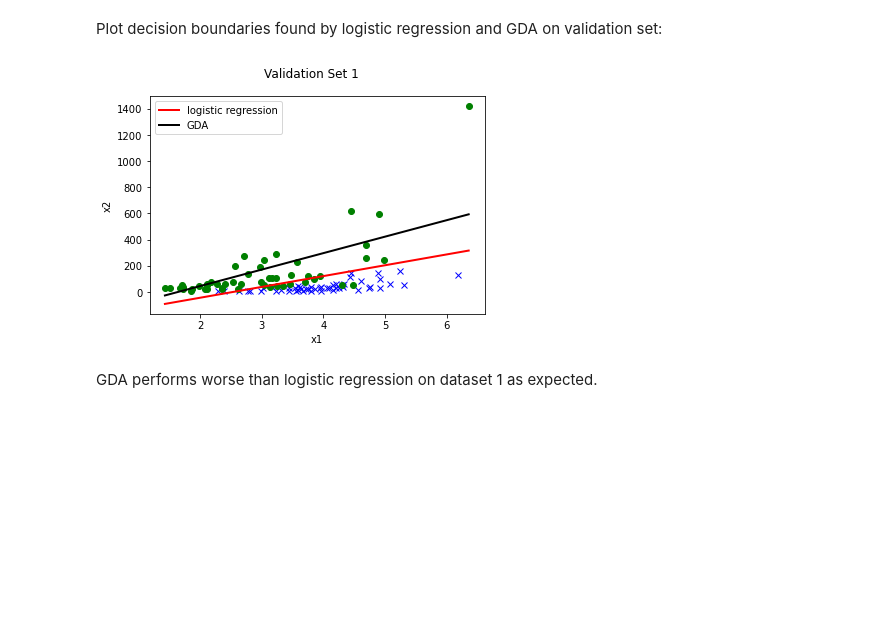
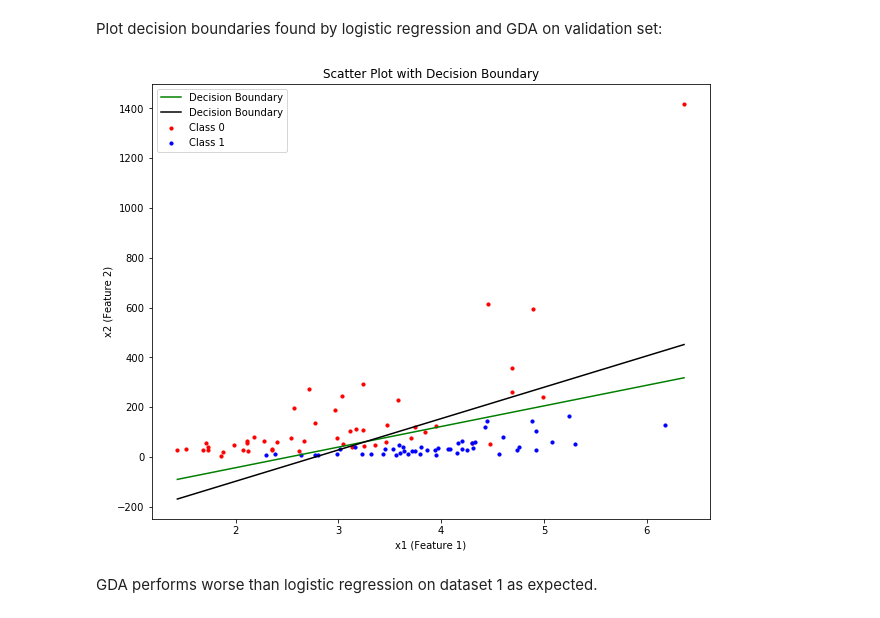
Before and after one commit to tengyulin/LearnCS229_2018, a Jupyter notebook: problem-sets/PS1/PS1-1 Linear Classifiers (logistic regression and GDA).ipynb, the cells around one changed output. Saved outputs shown, nothing was run; the diff lists cells and outputs as text; code cells hidden in the pictures; blank space fills up the shorter version.

```diff
--- a/problem-sets/PS1/PS1-1 Linear Classifiers (logistic regression and GDA).ipynb
+++ b/problem-sets/PS1/PS1-1 Linear Classifiers (logistic regression and GDA).ipynb
@@ -432,14 +430,17 @@ x_valid, y_valid = util.load_dataset(ds1_valid_set_path)
+# %%
+X_train, y_train = prepare_input(d1_train, intercept=False)
+X_valid, y_valid = prepare_input(d1_valid, intercept=False)
 # %% [markdown]
 Train GDA model using dataset 1:
 # %%
 gda = GDA()
-gda.fit(x_train, y_train)
+gda.fit(X_train, y_train)
 # %% [markdown]
 Plot decision boundaries found by logistic regression and GDA on validation set:
-# %%
-plot(x_valid, y_valid, theta_1=log_reg.theta, legend_1='logistic regression', theta_2=gda.theta, legend_2='GDA', title='Validation Set 1')
-# %% [output]
-[figure, removed]
+# %%
+plot_with_decision_boundary(X_valid, y_valid, log_reg.theta, gda.theta)
+# %% [output]
+[figure, added]
 # %% [markdown]
 GDA performs worse than logistic regression on dataset 1 as expected.
 # %% [markdown]
```
Also changed, not shown: parts of 13 cells of this notebook.
